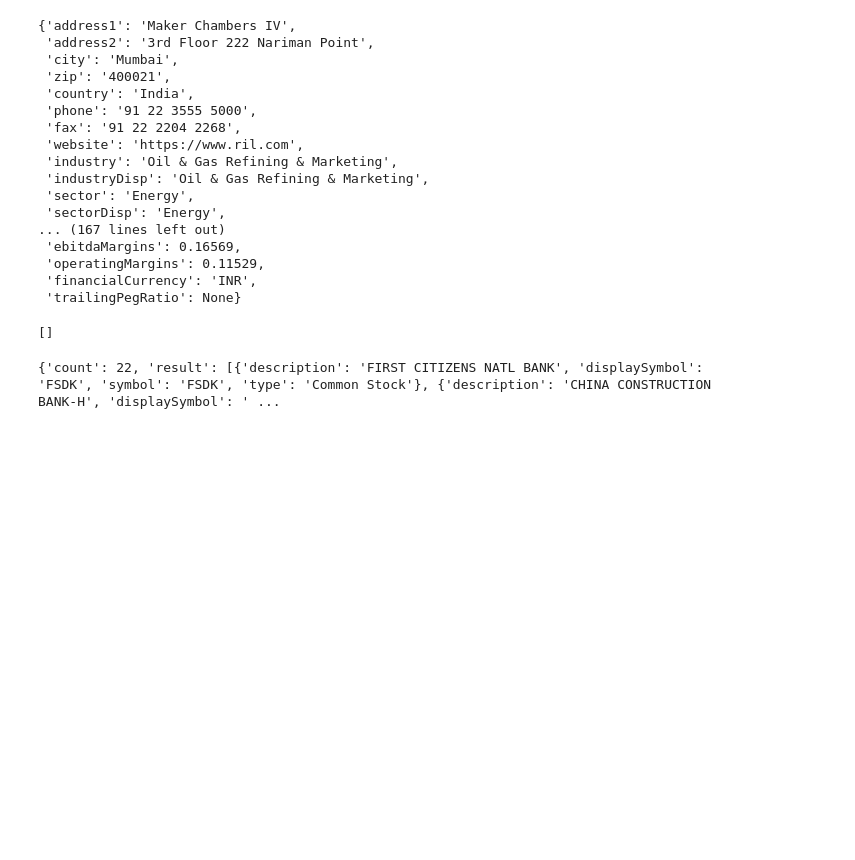
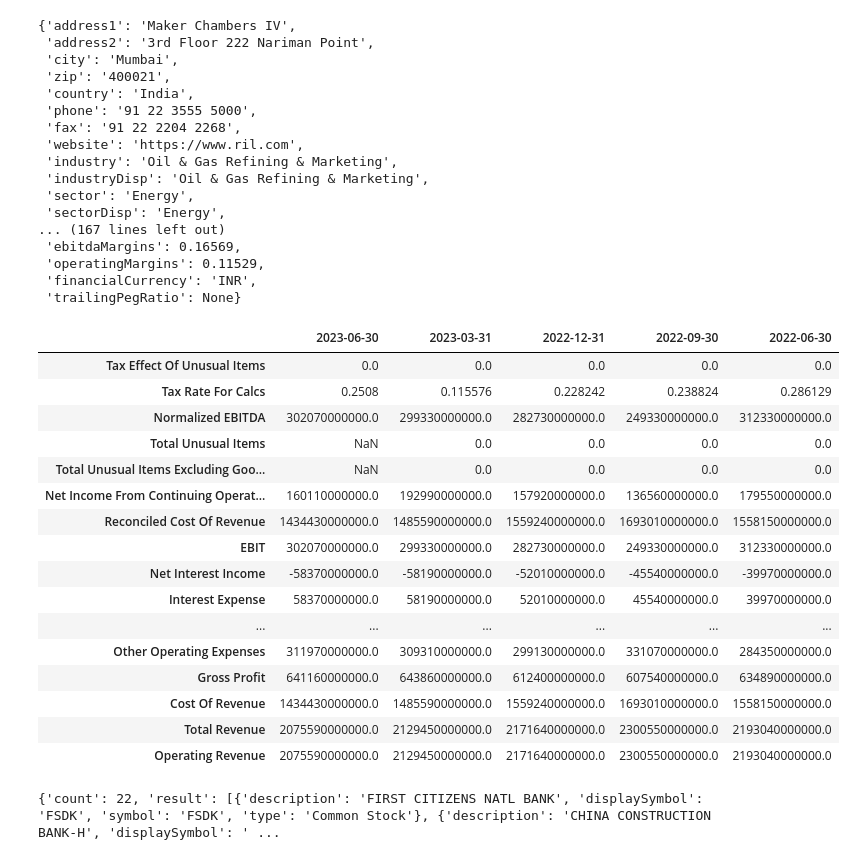
Before and after one commit to shivanandpawar/stock-data-gathering, a Jupyter notebook: Untitled.ipynb, the cells around one changed output. Saved outputs shown, nothing was run; the diff lists cells and outputs as text; code cells hidden in the pictures; blank space fills up the shorter version.

```diff
--- a/Untitled.ipynb
+++ b/Untitled.ipynb
@@ -44,9 +44,25 @@ msft.info
  'financialCurrency': 'INR',
  'trailingPegRatio': None}
 # %%
-fin['data']
+msft.quarterly_income_stmt
 # %% [output]
-[]
+|  | 2023-06-30 | 2023-03-31 | 2022-12-31 | 2022-09-30 | 2022-06-30 |
+| Tax Effect Of Unusual Items | 0.0 | 0.0 | 0.0 | 0.0 | 0.0 |
+| Tax Rate For Calcs | 0.2508 | 0.115576 | 0.228242 | 0.238824 | 0.286129 |
+| Normalized EBITDA | 302070000000.0 | 299330000000.0 | 282730000000.0 | 249330000000.0 | 312330000000.0 |
+| Total Unusual Items | NaN | 0.0 | 0.0 | 0.0 | 0.0 |
+| Total Unusual Items Excluding Goo... | NaN | 0.0 | 0.0 | 0.0 | 0.0 |
+| Net Income From Continuing Operat... | 160110000000.0 | 192990000000.0 | 157920000000.0 | 136560000000.0 | 179550000000.0 |
+| Reconciled Cost Of Revenue | 1434430000000.0 | 1485590000000.0 | 1559240000000.0 | 1693010000000.0 | 1558150000000.0 |
+| EBIT | 302070000000.0 | 299330000000.0 | 282730000000.0 | 249330000000.0 | 312330000000.0 |
+| Net Interest Income | -58370000000.0 | -58190000000.0 | -52010000000.0 | -45540000000.0 | -39970000000.0 |
+| Interest Expense | 58370000000.0 | 58190000000.0 | 52010000000.0 | 45540000000.0 | 39970000000.0 |
+| ... | ... | ... | ... | ... | ... |
+| Other Operating Expenses | 311970000000.0 | 309310000000.0 | 299130000000.0 | 331070000000.0 | 284350000000.0 |
+| Gross Profit | 641160000000.0 | 643860000000.0 | 612400000000.0 | 607540000000.0 | 634890000000.0 |
+| Cost Of Revenue | 1434430000000.0 | 1485590000000.0 | 1559240000000.0 | 1693010000000.0 | 1558150000000.0 |
+| Total Revenue | 2075590000000.0 | 2129450000000.0 | 2171640000000.0 | 2300550000000.0 | 2193040000000.0 |
+| Operating Revenue | 2075590000000.0 | 2129450000000.0 | 2171640000000.0 | 2300550000000.0 | 2193040000000.0 |
 # %%
 print(finnhub_client.symbol_lookup('citi bank'))
 # %% [output]
```
